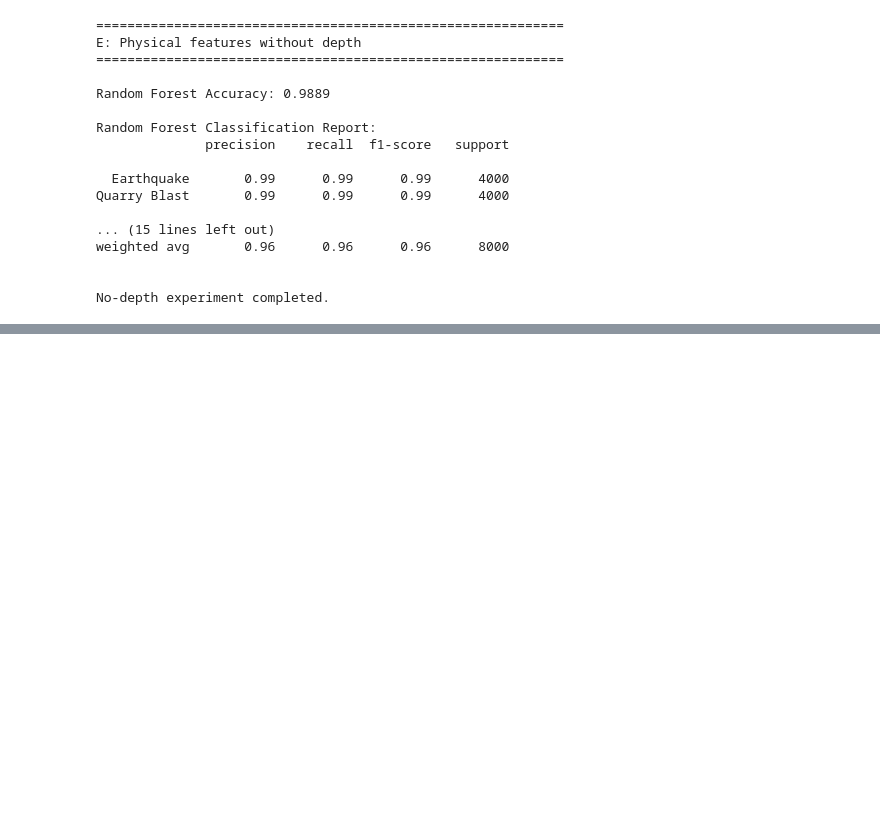
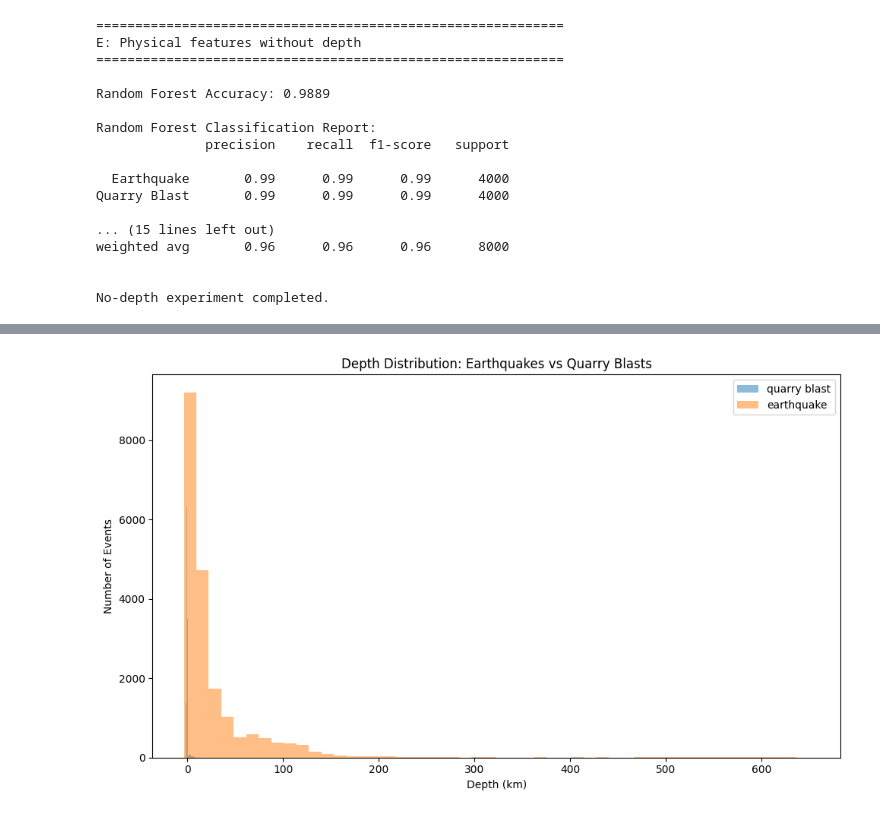
Before and after one commit to JannatLima/earthquake-blast-classification-ml, a Jupyter notebook: earthquake_blast_classification.ipynb, the cells around one changed output, grey strips where cells are left out. Cells and saved outputs as stored; diff of their text form; code cells hidden in the pictures; blank space fills up the shorter version.

```diff
--- a/earthquake_blast_classification.ipynb
+++ b/earthquake_blast_classification.ipynb
@@ -1391,0 +2589,80 @@ No-depth experiment completed.
+# %%
+# ============================================================
+# Cell 44 — Compare Depth Distributions
+# Earthquakes vs Quarry Blasts
+# ============================================================
+
+print("=" * 60)
+print("DEPTH DISTRIBUTION — EARTHQUAKES vs QUARRY BLASTS")
+print("=" * 60)
+
+depth_summary = df.groupby('type')['depth'].agg([
+    'count',
+    'mean',
+    'median',
+    'std',
+    'min',
+    'max'
+])
+
+print("\nDepth summary:")
+print(depth_summary)
+
+# ------------------------------------------------------------
+# Depth quartiles
+# ------------------------------------------------------------
+
+print("\n" + "=" * 60)
+print("DEPTH QUARTILES")
+print("=" * 60)
+
+depth_quartiles = df.groupby('type')['depth'].quantile(
+    [0.25, 0.50, 0.75]
+).unstack()
+
+print(depth_quartiles)
+
+# ------------------------------------------------------------
+# Percentage of near-surface events
+# ------------------------------------------------------------
+
+print("\n" + "=" * 60)
+print("NEAR-SURFACE EVENTS")
+print("=" * 60)
+
+for threshold in [0, 1, 2, 5, 10]:
+
+    print(f"\nDepth <= {threshold} km:")
+
+    percentage = (
+        df.groupby('type')['depth']
+        .apply(lambda x: (x <= threshold).mean() * 100)
+    )
+
+    print(percentage)
+
+# ------------------------------------------------------------
+# Plot depth distributions
+# ------------------------------------------------------------
+
+plt.figure(figsize=(10, 6))
+
+for event_type in df['type'].unique():
+
+    subset = df[df['type'] == event_type]['depth'].dropna()
+
+    plt.hist(
+        subset,
+        bins=50,
+        alpha=0.5,
+        label=event_type
+    )
+
+plt.xlabel("Depth (km)")
+plt.ylabel("Number of Events")
+plt.title("Depth Distribution: Earthquakes vs Quarry Blasts")
+plt.legend()
+
+plt.tight_layout()
+plt.show()
+# %% [output]
@@ -1391,0 +2686 @@ No-depth experiment completed.
+[figure, added]
```
Also changed, not shown: parts of 21 cells of this notebook.
